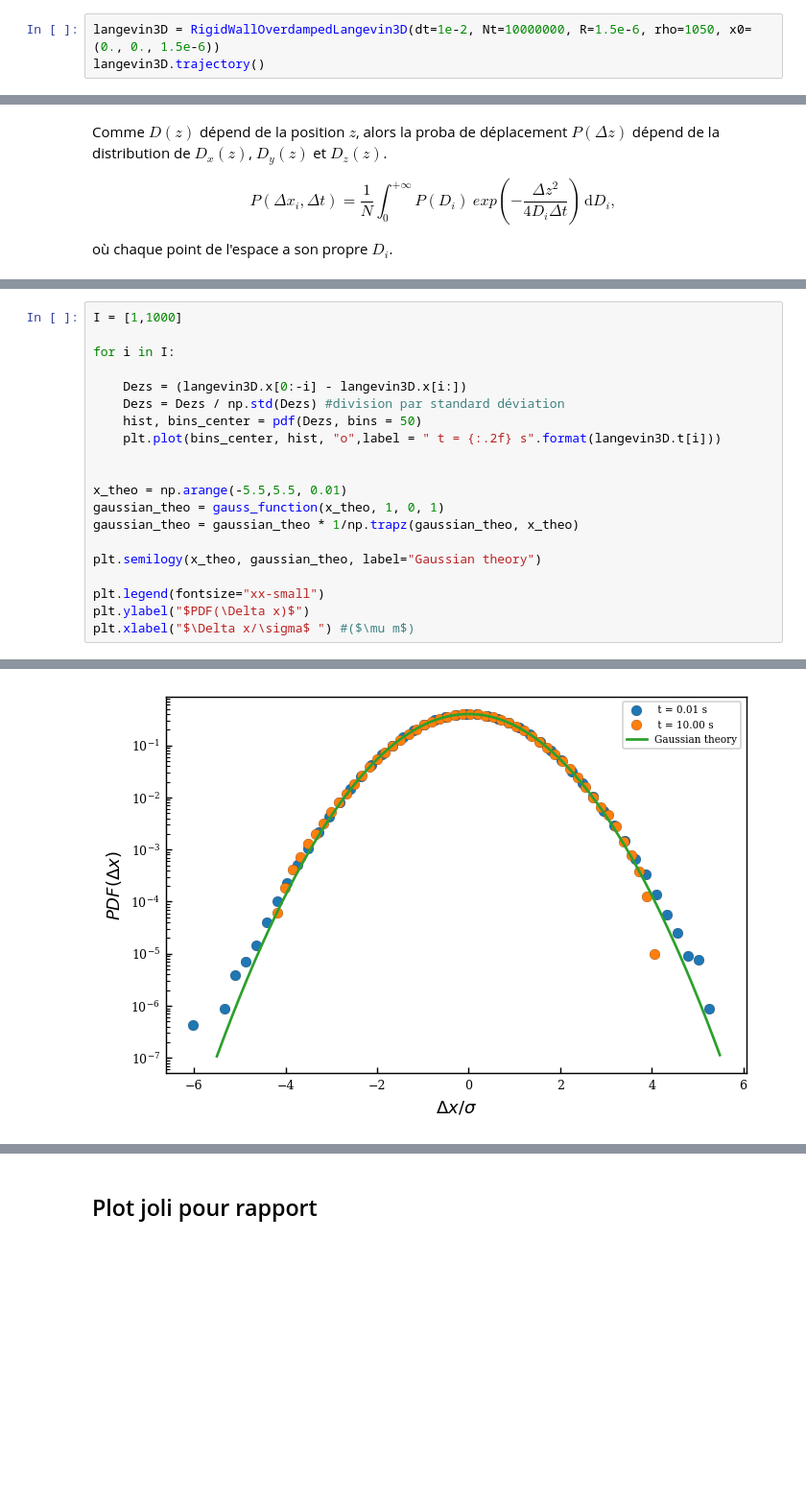
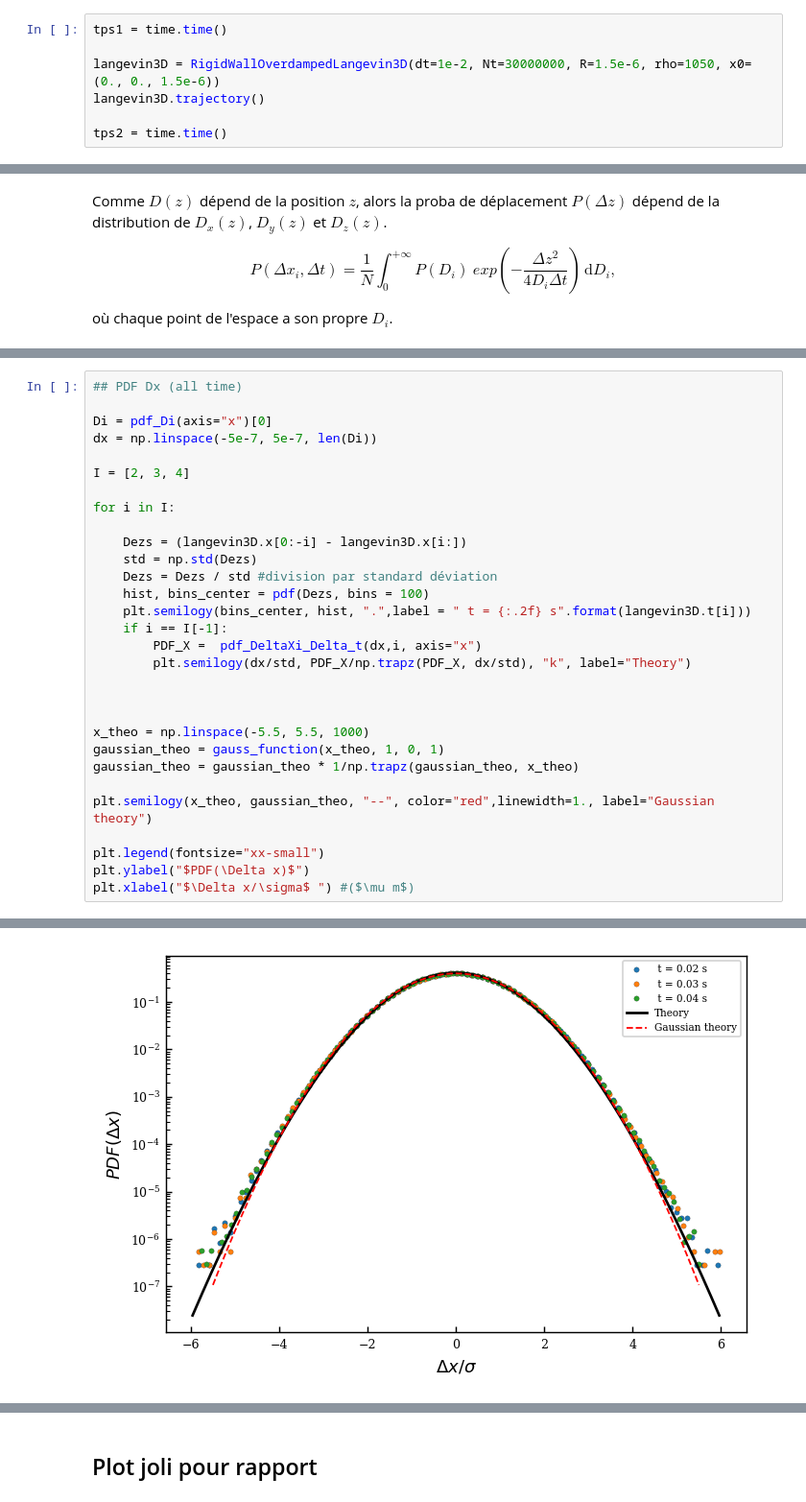
Before and after one commit to ElodieMillan/Brownian-particle-near-wall, a Jupyter notebook: OptimizedCython/ResultsRigidWallOverdamped_CYTHON.ipynb, the cells around one changed output, grey strips where cells are left out. Shown at 96% size. Drawn from its saved outputs; the diff is of its cells as text; blank space fills up the shorter version.

```diff
--- a/OptimizedCython/ResultsRigidWallOverdamped_CYTHON.ipynb
+++ b/OptimizedCython/ResultsRigidWallOverdamped_CYTHON.ipynb
@@ -55,5 +57,9 @@ rc('ytick', labelsize='x-small')
     $\gamma_x$ and $\gamma_y$ are compute with Libchaber paper formula and $\gamma_z$ with the Pade formula.
 </font>
 # %%
-langevin3D = RigidWallOverdampedLangevin3D(dt=1e-2, Nt=10000000, R=1.5e-6, rho=1050, x0=(0., 0., 1.5e-6))
+tps1 = time.time()
+
+langevin3D = RigidWallOverdampedLangevin3D(dt=1e-2, Nt=30000000, R=1.5e-6, rho=1050, x0=(0., 0., 1.5e-6))
 langevin3D.trajectory()
+
+tps2 = time.time()
@@ -504,23 +503,33 @@ print(f)
 # %%
-I = [1,1000]
+## PDF Dx (all time)
+
+Di = pdf_Di(axis="x")[0]
+dx = np.linspace(-5e-7, 5e-7, len(Di))
+
+I = [2, 3, 4]
 
 for i in I:
 
     Dezs = (langevin3D.x[0:-i] - langevin3D.x[i:])
-    Dezs = Dezs / np.std(Dezs) #division par standard déviation
-    hist, bins_center = pdf(Dezs, bins = 50)
-    plt.plot(bins_center, hist, "o",label = " t = {:.2f} s".format(langevin3D.t[i]))
+    std = np.std(Dezs)
+    Dezs = Dezs / std #division par standard déviation
+    hist, bins_center = pdf(Dezs, bins = 100)
+    plt.semilogy(bins_center, hist, ".",label = " t = {:.2f} s".format(langevin3D.t[i]))
+    if i == I[-1]:
+        PDF_X =  pdf_DeltaXi_Delta_t(dx,i, axis="x")
+        plt.semilogy(dx/std, PDF_X/np.trapz(PDF_X, dx/std), "k", label="Theory")
 
 
-x_theo = np.arange(-5.5,5.5, 0.01)
+
+x_theo = np.linspace(-5.5, 5.5, 1000)
 gaussian_theo = gauss_function(x_theo, 1, 0, 1)
 gaussian_theo = gaussian_theo * 1/np.trapz(gaussian_theo, x_theo)
 
-plt.semilogy(x_theo, gaussian_theo, label="Gaussian theory")
+plt.semilogy(x_theo, gaussian_theo, "--", color="red",linewidth=1., label="Gaussian theory")
 
 plt.legend(fontsize="xx-small")
 plt.ylabel("$PDF(\Delta x)$")
 plt.xlabel("$\Delta x/\sigma$ ") #($\mu m$)
 # %% [output]
 Text(0.5, 0, '$\\Delta x/\\sigma$ ')
-[figure, old version]
+[figure, new version]
```
Also changed, not shown: parts of 14 cells of this notebook, 20 other files.
